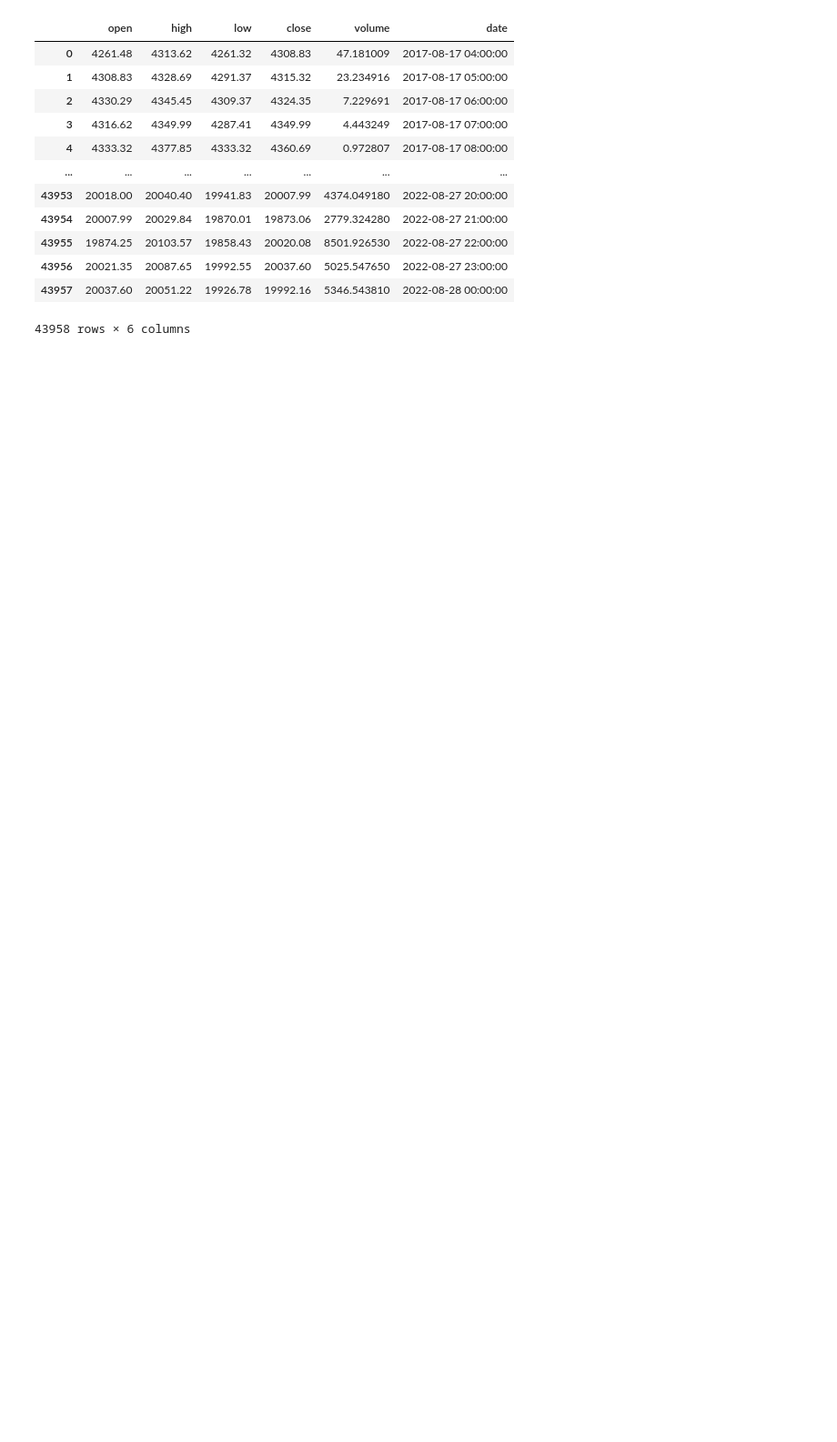
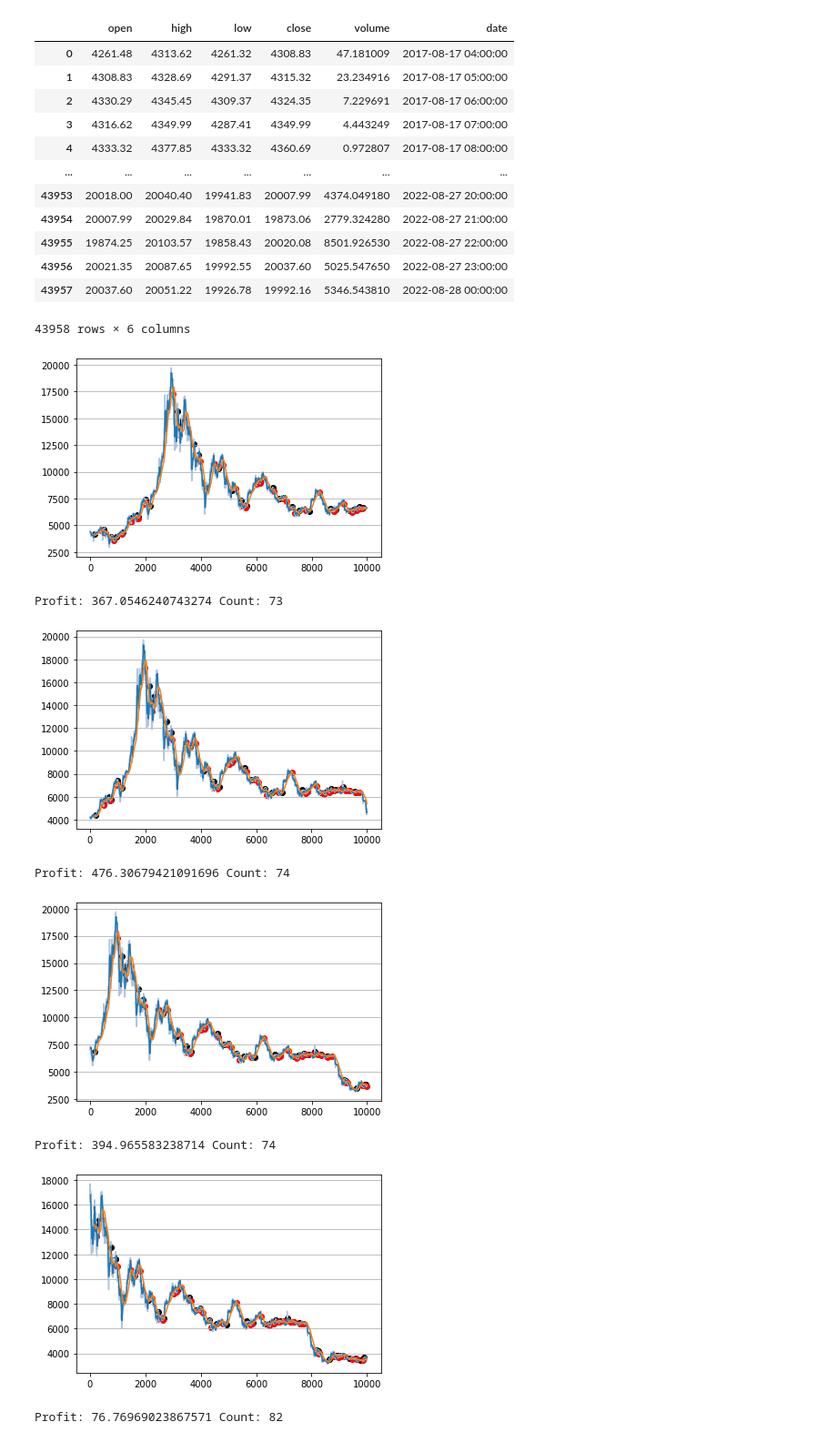
Before and after one commit to LagerWu0501/Grid_Trading, a Jupyter notebook: comparison_finalAnalysis.ipynb, the cells around one changed output. Shown at 91% size. Drawn from its saved outputs; the diff is of its cells as text; code cells hidden in the pictures; blank space fills up the shorter version.

```diff
--- a/comparison_finalAnalysis.ipynb
+++ b/comparison_finalAnalysis.ipynb
@@ -43,5 +41,5 @@ profits = []
 # %%
-def plot_window(strategy, dataset, window_size = 2000, window_off = 10):
+def plot_window(strategy, dataset, window_size = 2000, window_off = 10, profits = []):
     for i in range(0, len(dataset) - window_size, window_off):
         # plt.plot(dataset[i : i + window_size])
         data = dataset.loc[i : i + window_size]
@@ -51,3 +49,28 @@ def plot_window(strategy, dataset, window_size = 2000, window_off = 10):
         print("Profit:", profit * 100, "Count:", trading_count)
         profits.append(profit * 100)
         # plt.cla()
+# %%
+# SMA strategy -- best Expected Return
+sma_parameters_E = {
+    "name":"SMA",                                     ## str
+    "start_money" : 1000.0,                           ## float
+    "start_storage" : 0.0,                            ## float
+    "trading_fee_rate" : 0.002,                       ## float
+    "unit" : 0.1,                                     ## float
+    "long_period": 156,                               ## long period of SMA curve
+    "short_period": 21,                               ## short period of SMA curve
+    "trading_logistic":"both",                       ## "long", "short", "both"
+    "trading_unit": "all_in"                      ## "all_in", "same_unit" or "same_money"
+}
+sma_E = Strategies.SMA(sma_parameters_E)
+profits = []
+plot_window(strategy=sma_E, dataset = df, window_size = 10000, window_off = 1000, profits = profits)
+# %% [output]
+[figure, added]
+Profit: 367.0546240743274 Count: 73
+[figure, added]
+Profit: 476.30679421091696 Count: 74
+[figure, added]
+Profit: 394.965583238714 Count: 74
+[figure, added]
+Profit: 76.76969023867571 Count: 82
```
Also changed, not shown: parts of 20 cells of this notebook, 9 other files.
